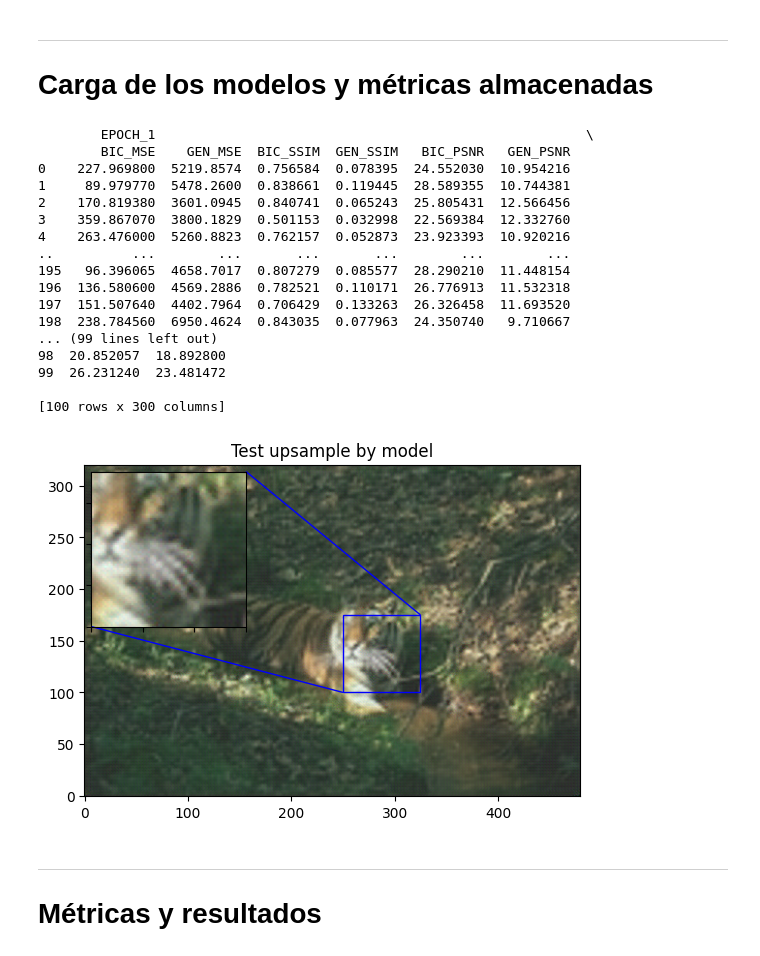
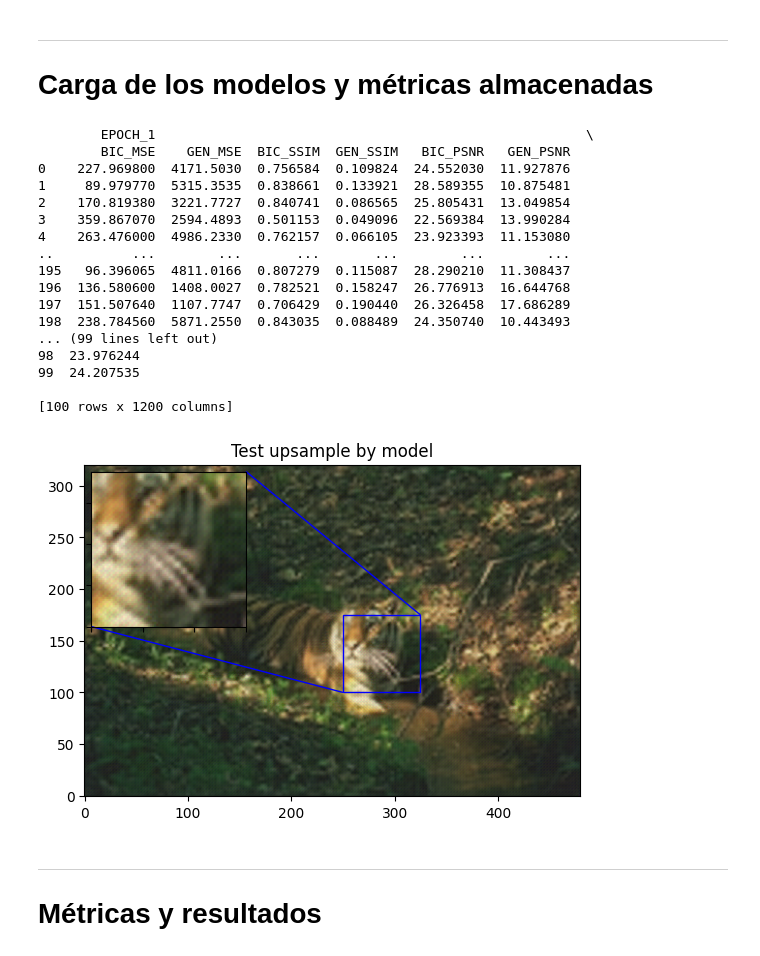
Before and after one commit to Carlos0196/cnn-gan-superresolution, a Jupyter notebook: notebooks/CNN.ipynb, the cells around one changed output. Saved outputs shown, nothing was run; the diff lists cells and outputs as text; code cells hidden in the pictures.

```diff
--- a/notebooks/CNN.ipynb
+++ b/notebooks/CNN.ipynb
@@ -322,47 +325,49 @@ Metrics Saved!
 # Carga de los modelos y métricas almacenadas
 # %%
 # Training metrics
-loaded_df_train = pd.read_csv(path_to_training_metrics,header=[0,1], index_col=0)
+number_of_epochs = 200
+path_to_results_models = f'{path_to_results}/cnn_{number_of_epochs}'
+loaded_df_train = pd.read_csv(f'{path_to_results_models}/metrics/cnn_for_superresolution_{number_of_epochs}_epochs_training_metrics.csv',header=[0,1], index_col=0)
 print()
 print(loaded_df_train)
 
 # Validation metrics
-loaded_df_valid = pd.read_csv(path_to_validation_metrics,header=[0,1], index_col=0)
+loaded_df_valid = pd.read_csv(f'{path_to_results_models}/metrics/cnn_for_superresolution_{number_of_epochs}_epochs_validation_metrics.csv',header=[0,1], index_col=0)
 print()
 print(loaded_df_valid)
 
 # Model
-loaded_model = load_model(path_to_model)
+loaded_model = load_model(f'{path_to_results_models}/cnn_for_superresolution_{number_of_epochs}_epochs.h5')
 
 hr_img = load_img('val/108070.jpg')
 lr_img = downscale(hr_img)
 gen_img = process_through_model(loaded_model, lr_img)
 plot_results(
     gen_img,
     'Test upsample by model',
     [250, 325, 100, 175],
     '.',
     f'Test_loaded_model_epoch_{EPOCHS}'
 )
 # %% [output]
         EPOCH_1                                                       \
         BIC_MSE    GEN_MSE  BIC_SSIM  GEN_SSIM   BIC_PSNR   GEN_PSNR
-0    227.969800  5219.8574  0.756584  0.078395  24.552030  10.954216
-1     89.979770  5478.2600  0.838661  0.119445  28.589355  10.744381
-2    170.819380  3601.0945  0.840741  0.065243  25.805431  12.566456
-3    359.867070  3800.1829  0.501153  0.032998  22.569384  12.332760
-4    263.476000  5260.8823  0.762157  0.052873  23.923393  10.920216
+0    227.969800  4171.5030  0.756584  0.109824  24.552030  11.927876
+1     89.979770  5315.3535  0.838661  0.133921  28.589355  10.875481
+2    170.819380  3221.7727  0.840741  0.086565  25.805431  13.049854
+3    359.867070  2594.4893  0.501153  0.049096  22.569384  13.990284
+4    263.476000  4986.2330  0.762157  0.066105  23.923393  11.153080
 ..          ...        ...       ...       ...        ...        ...
-195   96.396065  4658.7017  0.807279  0.085577  28.290210  11.448154
-196  136.580600  4569.2886  0.782521  0.110171  26.776913  11.532318
-197  151.507640  4402.7964  0.706429  0.133263  26.326458  11.693520
-198  238.784560  6950.4624  0.843035  0.077963  24.350740   9.710667
+195   96.396065  4811.0166  0.807279  0.115087  28.290210  11.308437
+196  136.580600  1408.0027  0.782521  0.158247  26.776913  16.644768
+197  151.507640  1107.7747  0.706429  0.190440  26.326458  17.686289
+198  238.784560  5871.2550  0.843035  0.088489  24.350740  10.443493
 ... (99 lines left out)
-98  20.852057  18.892800
-99  26.231240  23.481472
+98  23.976244
+99  24.207535
 
-[100 rows x 300 columns]
+[100 rows x 1200 columns]
-[figure, old version]
+[figure, new version]
 # %% [markdown]
 
 
```
Also changed, not shown: parts of 10 cells of this notebook, 1 other file.
